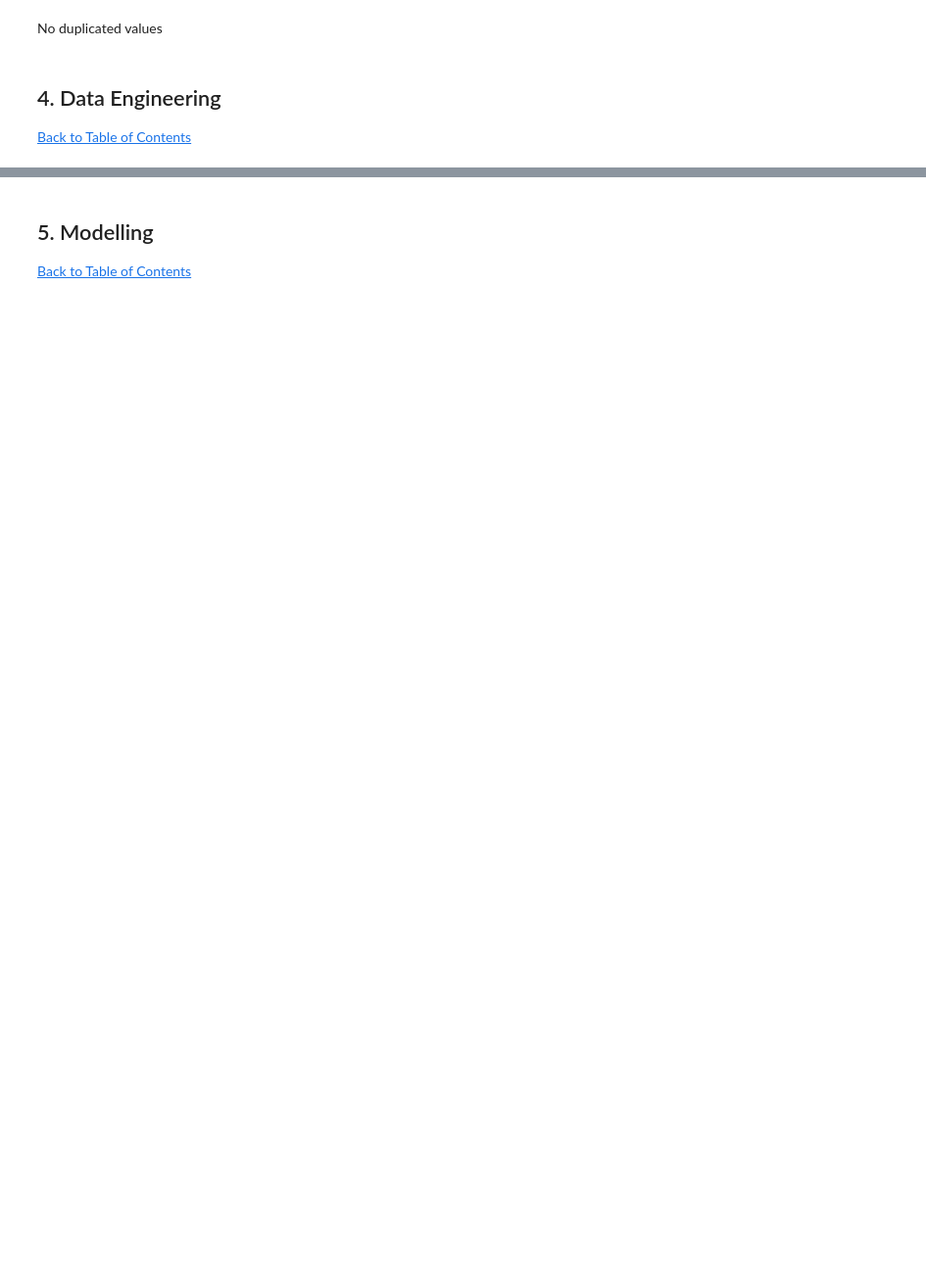
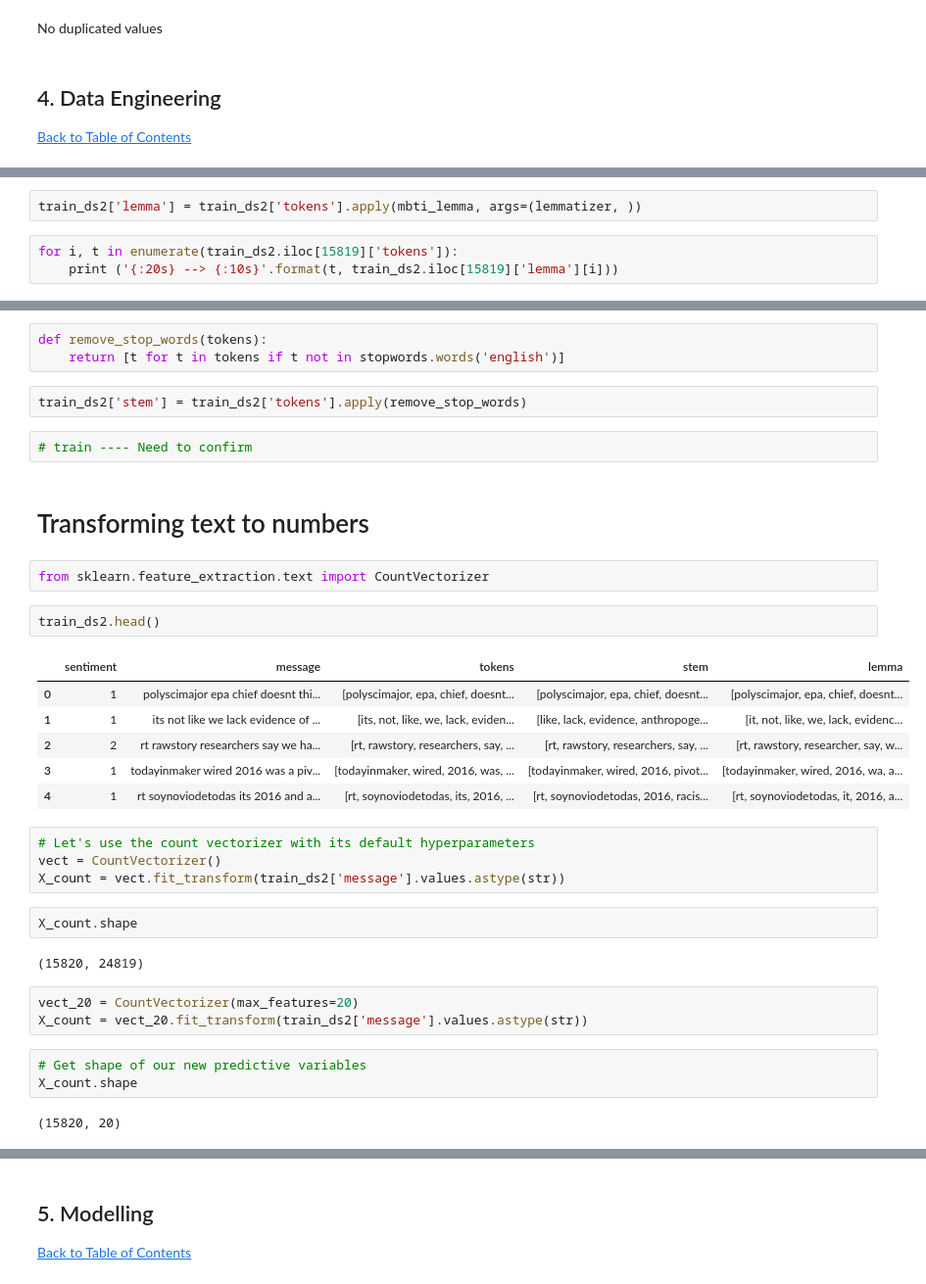
Before and after one commit to McMunashe/classification-predict-streamlit-template, a Jupyter notebook: Advanced Classification Predict .ipynb, the cells around one changed output, grey strips where cells are left out. Shown at 98% size. Cells and saved outputs as stored; diff of their text form; blank space fills up the shorter version.

```diff
--- a/Advanced Classification Predict .ipynb
+++ b/Advanced Classification Predict .ipynb
@@ -114,0 +232,5 @@ No duplicated values
+# %%
+train_ds2['lemma'] = train_ds2['tokens'].apply(mbti_lemma, args=(lemmatizer, ))
+# %%
+for i, t in enumerate(train_ds2.iloc[15819]['tokens']):
+    print ('{:20s} --> {:10s}'.format(t, train_ds2.iloc[15819]['lemma'][i]))
@@ -114,0 +252,36 @@ No duplicated values
+# %%
+def remove_stop_words(tokens):
+    return [t for t in tokens if t not in stopwords.words('english')]
+# %%
+train_ds2['stem'] = train_ds2['tokens'].apply(remove_stop_words)
+# %%
+# train ---- Need to confirm
+# %% [markdown]
+# Transforming text to numbers
+# %%
+from sklearn.feature_extraction.text import CountVectorizer
+# %%
+train_ds2.head()
+# %% [output]
+|  | sentiment | message | tokens | stem | lemma |
+| 0 | 1 | polyscimajor epa chief doesnt thi... | [polyscimajor, epa, chief, doesnt... | [polyscimajor, epa, chief, doesnt... | [polyscimajor, epa, chief, doesnt... |
+| 1 | 1 | its not like we lack evidence of ... | [its, not, like, we, lack, eviden... | [like, lack, evidence, anthropoge... | [it, not, like, we, lack, evidenc... |
+| 2 | 2 | rt rawstory researchers say we ha... | [rt, rawstory, researchers, say, ... | [rt, rawstory, researchers, say, ... | [rt, rawstory, researcher, say, w... |
+| 3 | 1 | todayinmaker wired 2016 was a piv... | [todayinmaker, wired, 2016, was, ... | [todayinmaker, wired, 2016, pivot... | [todayinmaker, wired, 2016, wa, a... |
+| 4 | 1 | rt soynoviodetodas its 2016 and a... | [rt, soynoviodetodas, its, 2016, ... | [rt, soynoviodetodas, 2016, racis... | [rt, soynoviodetodas, it, 2016, a... |
+# %%
+# Let's use the count vectorizer with its default hyperparameters
+vect = CountVectorizer()
+X_count = vect.fit_transform(train_ds2['message'].values.astype(str))
+# %%
+X_count.shape
+# %% [output]
+(15820, 24819)
+# %%
+vect_20 = CountVectorizer(max_features=20)
+X_count = vect_20.fit_transform(train_ds2['message'].values.astype(str))
+# %%
+# Get shape of our new predictive variables
+X_count.shape
+# %% [output]
+(15820, 20)
```
Also changed, not shown: parts of 58 cells of this notebook.
